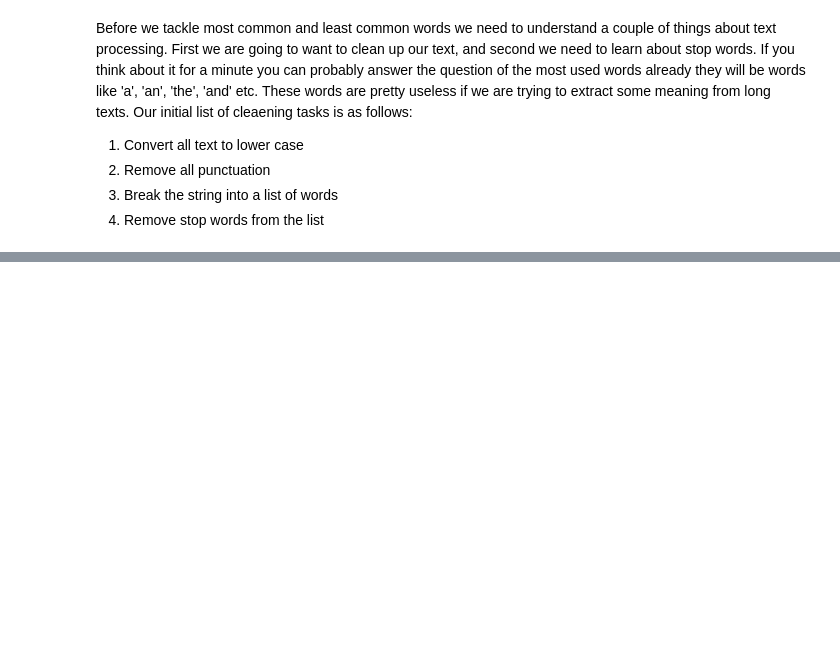
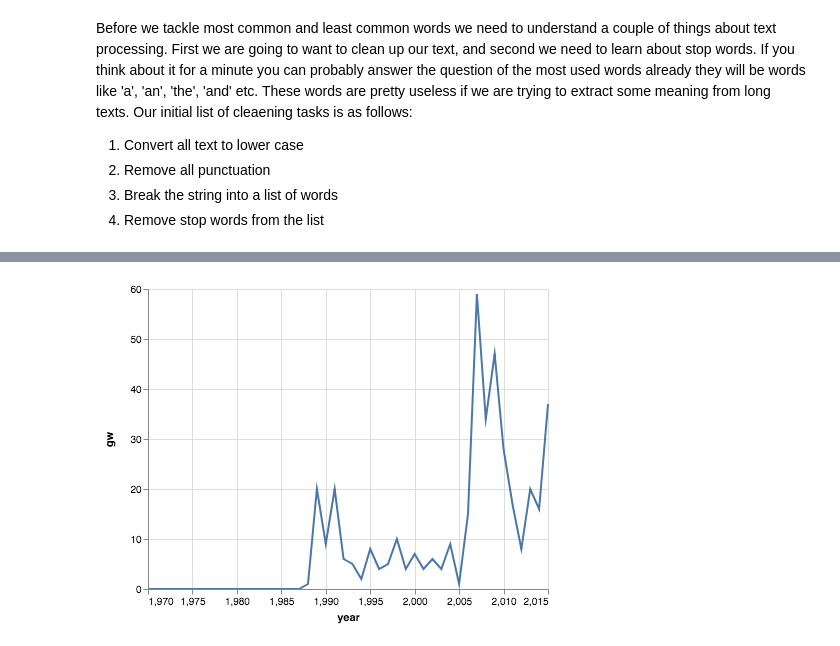
Before and after one commit to RunestoneInteractive/httlads, a Jupyter notebook: UNGeneralDebates.ipynb, the cells around one changed output, grey strips where cells are left out. Saved outputs shown, nothing was run; the diff lists cells and outputs as text; code cells hidden in the pictures; blank space fills up the shorter version.

```diff
--- a/UNGeneralDebates.ipynb
+++ b/UNGeneralDebates.ipynb
@@ -203,0 +355,2 @@ Before we tackle most common and least common words we need to understand a coup
+# %%
+year_summ = undf.groupby('year', as_index=False)['text'].sum()
@@ -203,0 +366,4 @@ Before we tackle most common and least common words we need to understand a coup
+# %%
+year_summ['gw'] = year_summ.text.str.count('global warming')
+year_summ['cc'] = year_summ.text.str.count('climate change')
+year_summ
@@ -203,0 +388,4 @@ Before we tackle most common and least common words we need to understand a coup
+# %%
+alt.Chart(year_summ[['year', 'gw', 'cc']]).mark_line().encode(x='year',y='gw')
+# %% [output]
+[figure, added]
```
Also changed, not shown: parts of 30 cells of this notebook, 1 other file.
